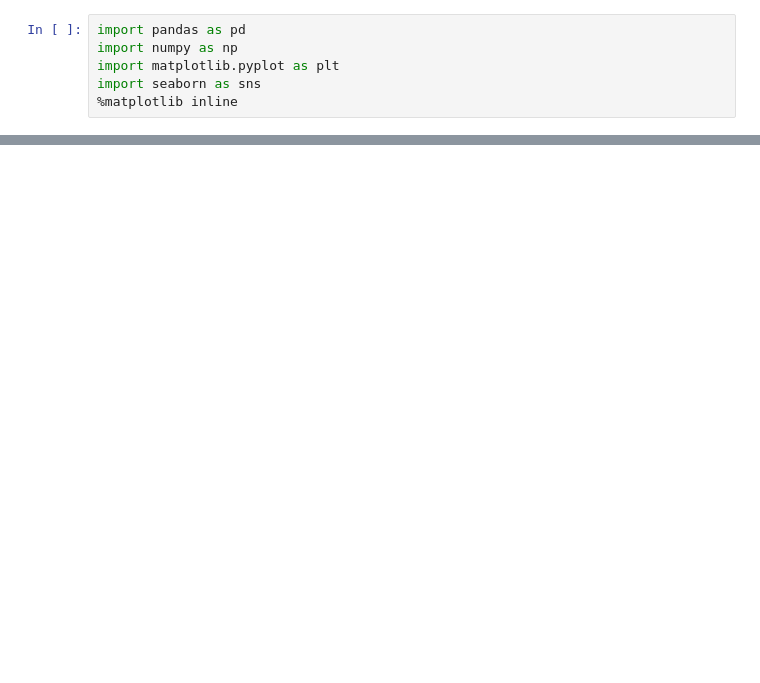
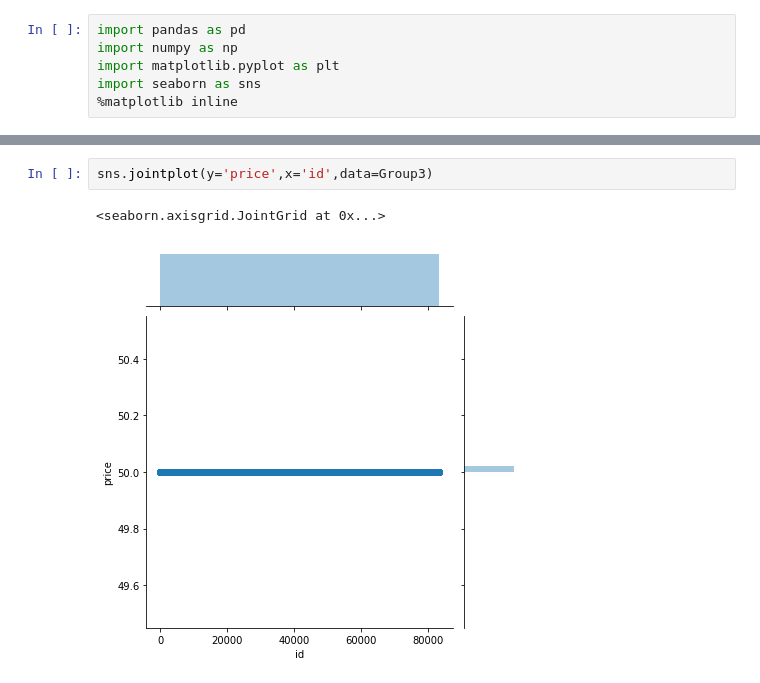
Before and after one commit to ammi-melo/kaggle-wine-competition, a Jupyter notebook: sally.ipynb, the cells around one changed output, grey strips where cells are left out. Cells and saved outputs as stored; diff of their text form; blank space fills up the shorter version.

```diff
--- a/sally.ipynb
+++ b/sally.ipynb
@@ -43,0 +64,5 @@ print(5)
+# %%
+sns.jointplot(y='price',x='id',data=Group3)
+# %% [output]
+<seaborn.axisgrid.JointGrid at 0x...>
+[figure, added]
```
Also changed, not shown: parts of 13 cells of this notebook.
